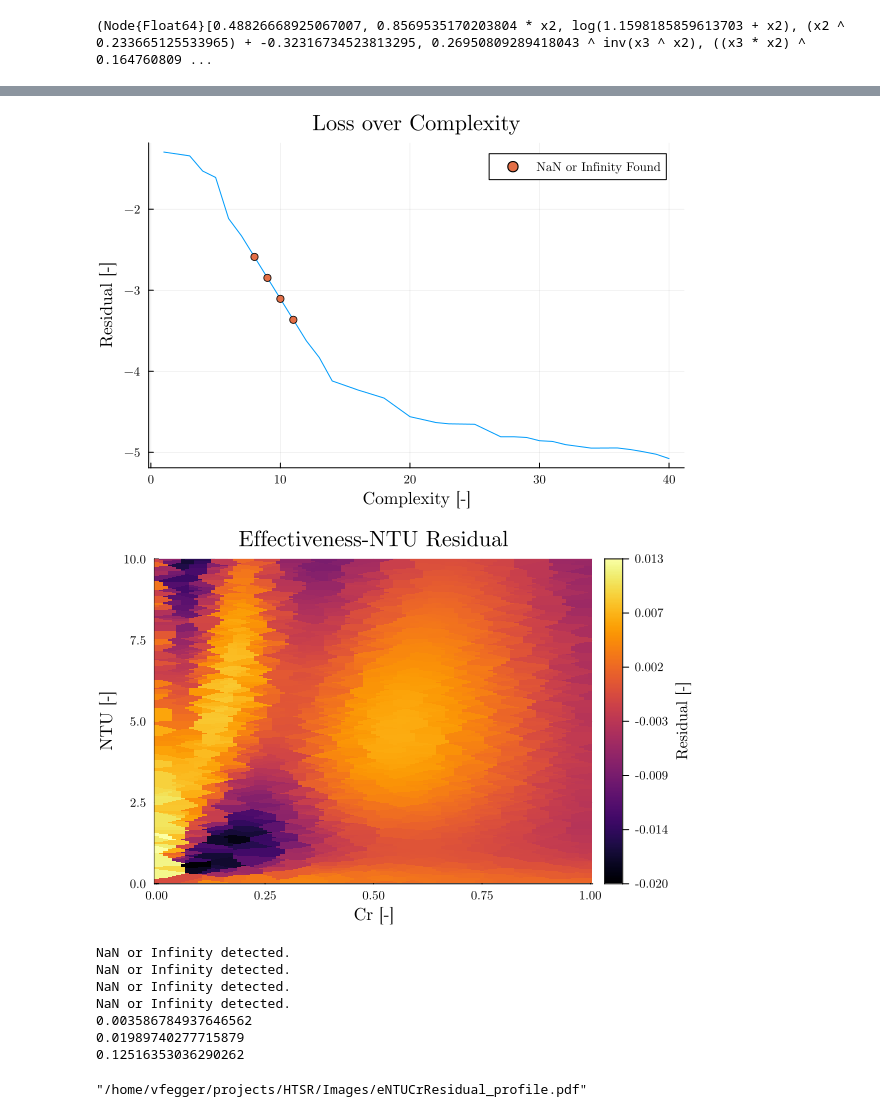
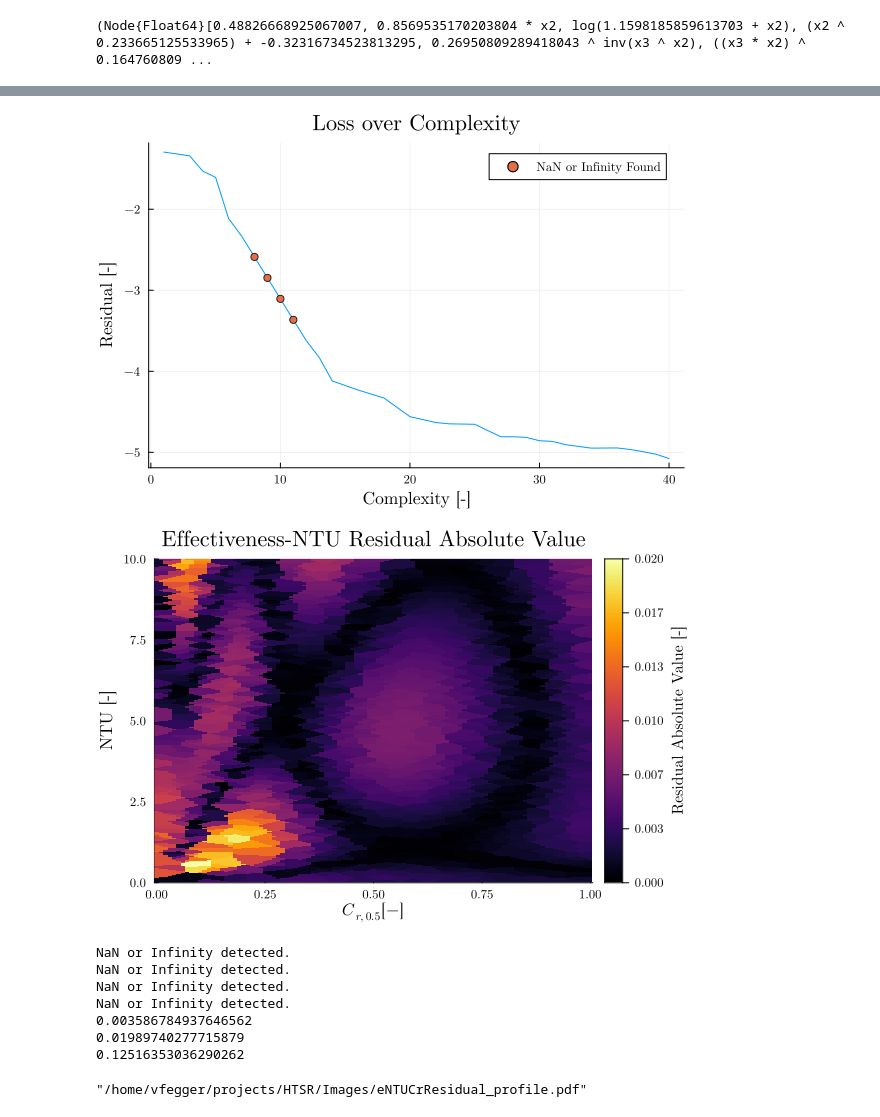
Before and after one commit to vfegger/HTSR, a Jupyter notebook: notebook.ipynb, the cells around one changed output, grey strips where cells are left out. Saved outputs shown, nothing was run; the diff lists cells and outputs as text; code cells hidden in the pictures.

```diff
--- a/notebook.ipynb
+++ b/notebook.ipynb
@@ -106,11 +106,13 @@ Complexity 40: x1 + ((1.0 / (((2.0648884473874833 + x3 + (-1 * ((x3 * (0.0292480
 using LaTeXStrings
 using Distances, ScatteredInterpolation
 
+f1Lit(x) = (8.0 / 9.0) * ((x / 2.0) / ((x / 2.0) + 1.0))
+
 plot_font = "Computer Modern"
 default(fontfamily=plot_font)
-plt = plot(title="Effectiveness-NTU", dp=1000)
-plot!(dotsX_eNTU[3, :], x -> (8.0 / 9.0) * ((x / 2.0) / ((x / 2.0) + 1.0)), label="Literature Correlation", xlabel="NTU [-]", ylabel="Effectiveness [-]")
-plot!(dotsX_eNTU[3, :], dotsY_eNTU[:], label="Exact", lw=1)
+plt = plot(title="Effectiveness-NTU", dp=1000,legend=:bottomright)
+plot!(dotsX_eNTU[3, :], dotsY_eNTU[:], label="Numerical Simulation", lw=1)
+plot!(dotsX_eNTU[3, :], f1Lit, label="Literature Correlation", xlabel="NTU [-]", ylabel="Effectiveness [-]")
 chosen = [1 6 10 15 25 40]
 for (tree, index) ∈ zip(trees, complexity)
     result, worked = eval_tree_array(tree, dotsX_eNTU, options)
@@ -127,6 +129,8 @@ display(plt)
 savefig(plt, "Images/eNTU_curve.pdf")
 
 plt = plot(title="Effectiveness-NTU Residual", dp=1000)
+plot!(dotsX_eNTU[3, :], dotsY_eNTU[:] - dotsY_eNTU[:], label="Numerical Simulation", lw=1)
+plot!(dotsX_eNTU[3, :], f1Lit.(dotsX_eNTU[3, :]) - dotsY_eNTU[:], label="Literature Correlation", xlabel="NTU [-]", ylabel="Effectiveness [-]")
 for (tree, index) ∈ zip(trees, complexity)
     result, worked = eval_tree_array(tree, dotsX_eNTU, options)
     if worked
@@ -174,13 +178,13 @@ scatter!(miss_complexity, miss_loss, label="NaN or Infinity Found")
 display(plt)
 savefig(plt, "Images/losses_case3.pdf")
 
-plt = plot(title="Effectiveness-NTU Residual", dp=1000, margin=(1.0, :mm),right_margin=(5.0, :mm))
+plt = plot(title="Effectiveness-NTU Residual Absolute Value", dp=1000, margin=(1.0, :mm), right_margin=(5.0, :mm))
 s = []
 for (tree, index) ∈ zip(trees, complexity)
     if index == 25
         result, worked = eval_tree_array(tree, dotsX_test, options)
         if worked
-            itp = ScatteredInterpolation.interpolate(NearestNeighbor(), dotsX_test[2:3, :], result - dotsY_test, metric=WeightedEuclidean([10.0 / 11.0, 1.0 / 11.0]))
+            itp = ScatteredInterpolation.interpolate(NearestNeighbor(), dotsX_test[2:3, :], abs.(result - dotsY_test), metric=WeightedEuclidean([10.0 / 11.0, 1.0 / 11.0]))
             Craxis = 0.0:0.01:1.0
             NTUaxis = 0.0:0.01:10.0
             X = repeat(Craxis, length(NTUaxis))[:]
@@ -188,7 +192,7 @@ for (tree, index) ∈ zip(trees, complexity)
             gridPoints = [X Y]'
             epsilon_val = ScatteredInterpolation.evaluate(itp, gridPoints)
             Zaxis = reshape(epsilon_val, (length(NTUaxis), length(Craxis)))'
-            heatmap!(Craxis, NTUaxis, Zaxis, xlabel="Cr [-]", ylabel="NTU [-]", colorbar_title="Residual [-]")
+            heatmap!(Craxis, NTUaxis, Zaxis, xlabel=L"C_{r,0.5} [-]", ylabel="NTU [-]", colorbar_title="Residual Absolute Value [-]")
         else
             println("NaN or Infinity detected.")
         end
@@ -202,5 +206,5 @@ savefig(plt, "Images/eNTUCrResidual_profile.pdf")
 [figure]
-[figure, old version]
+[figure, new version]
 NaN or Infinity detected.
 NaN or Infinity detected.
 NaN or Infinity detected.
```
Also changed, not shown: parts of 2 cells of this notebook, 11 other files.
